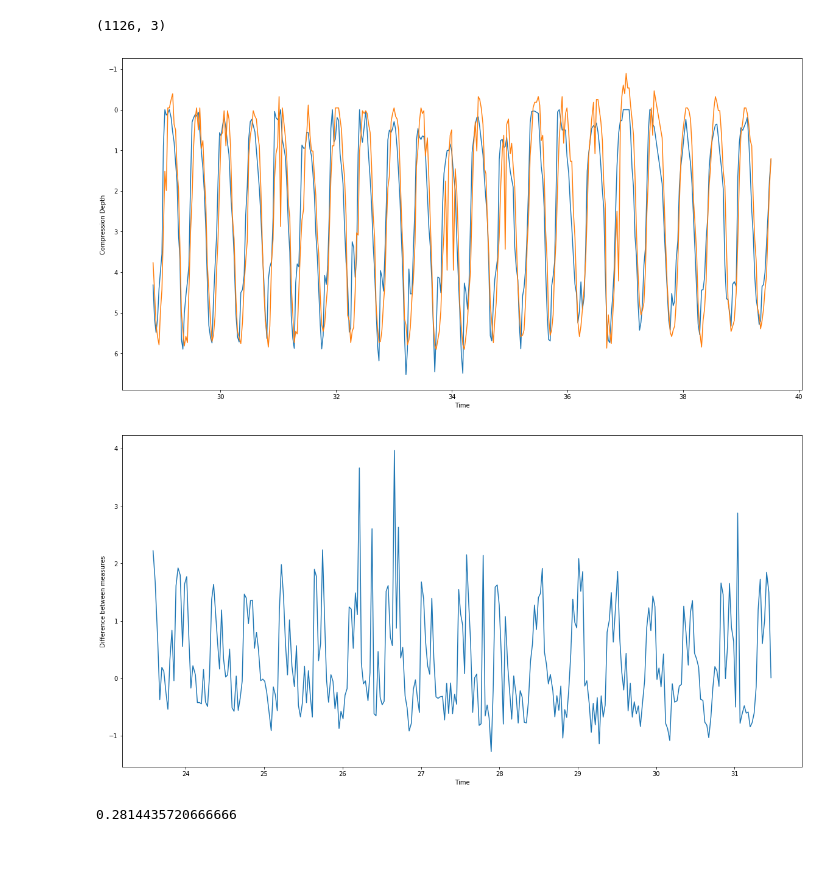
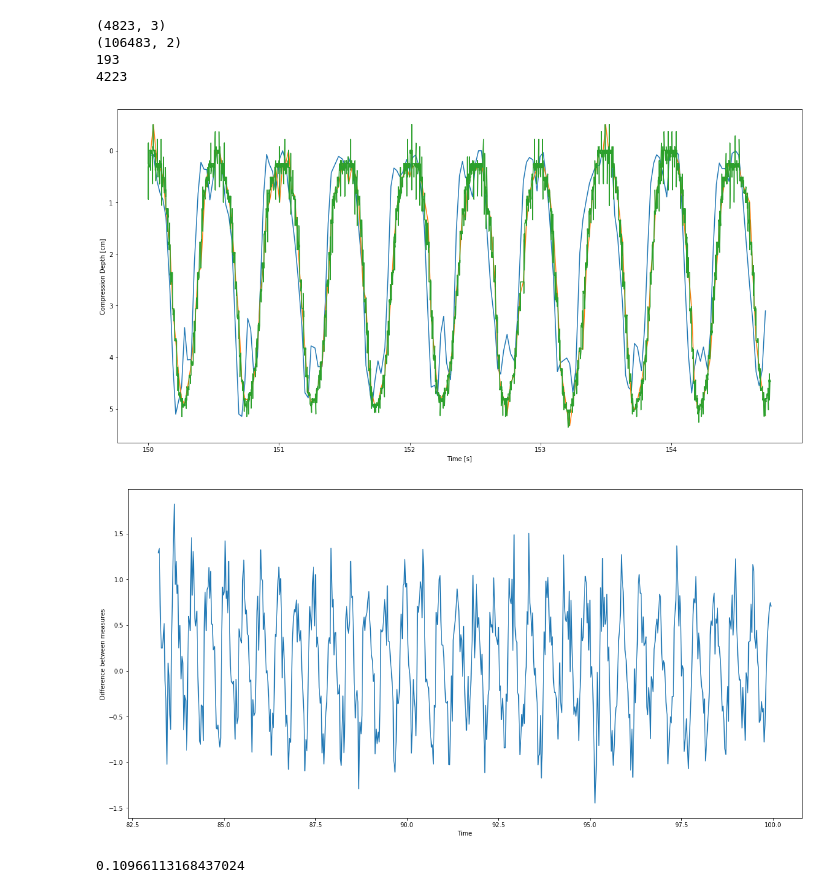
Before and after one commit to raybloo/VRCP, a Jupyter notebook: Assets/Logs/DrawGraph.ipynb, the cells around one changed output. Drawn from its saved outputs; the diff is of its cells as text; code cells hidden in the pictures; blank space fills up the shorter version.

Commit message:
Added new csv output for the sensor

```diff
--- a/Assets/Logs/DrawGraph.ipynb
+++ b/Assets/Logs/DrawGraph.ipynb
@@ -2,47 +2,80 @@
 import csv
 import matplotlib.pyplot as plt
 import numpy as np
+# %%
+def find_index(data,lower,upper):
+    low_ind = -1
+    up_ind = -1
+    for i, val in enumerate(data):
+        if(val[0] >= lower and low_ind == -1):
+            low_ind = i
+        if(val[0] < upper):
+            up_ind = i
+    if(up_ind == -1):
+        up_ind = len(data)
+    if(low_ind == -1):
+        low_ind = 0
+    return (low_ind,up_ind)
 # %%
-data_path = 'massage_2019-07-02_15-33-57.csv'
+data_path = 'massage_log.csv'
 with open(data_path, 'r') as f:
     reader = csv.reader(f, delimiter=',')
     # get all the rows as a list
-    data = list(reader)
+    massage_data = list(reader)
     # transform data into numpy array
-    data = np.array(data).astype(float)
+    massage_data = np.array(massage_data).astype(float)
 
-print(data.shape)
-display_begin = 200
-display_limit = 600
+print(massage_data.shape)
 
+data_path = 'sensor_log.csv'
+with open(data_path, 'r') as f:
+    reader = csv.reader(f, delimiter=',')
+    # get all the rows as a list
+    sensor_data = list(reader)
+    # transform data into numpy array
+    sensor_data = np.array(sensor_data).astype(float)
+
+print(sensor_data.shape)
+
+massage_begin, massage_end = find_index(massage_data,150,170)
+sensor_begin, sensor_end = find_index(sensor_data,150,170)
+print(massage_end-massage_begin)
+print(sensor_end-sensor_begin)
+#print(sensor_begin)
+#print(sensor_end)
 # Plot the data
 plt.figure(figsize = [20,10])
-plt.plot(data[display_begin:display_limit, 0], data[display_begin:display_limit, 1])
-plt.plot(data[display_begin:display_limit, 0], data[display_begin:display_limit, 2])
+plt.plot(massage_data[massage_begin:massage_end, 0], massage_data[massage_begin:massage_end, 1])
+plt.plot(massage_data[massage_begin:massage_end, 0], massage_data[massage_begin:massage_end, 2])
+plt.plot(sensor_data[sensor_begin:sensor_end, 0], sensor_data[sensor_begin:sensor_end, 1])
+
 
 
 plt.gca().invert_yaxis()
-plt.xlabel("Time")
-plt.ylabel("Compression Depth")
+plt.xlabel("Time [s]")
+plt.ylabel("Compression Depth [cm]")
 
 plt.show()
 
 #
 #plt.xlabel('Table Index')
 #plt.ylabel(headers[2])
 #plt.show()
 # %% [output]
-(1126, 3)
+(4823, 3)
+(106483, 2)
+193
+4223
-[figure, old version]
+[figure, new version]
 # %%
 plt.figure(figsize = [20,10])
-plt.plot(data[display_begin:display_limit, 0], data[display_begin:display_limit, 2] - data[display_begin:display_limit, 1])
+plt.plot(massage_data[massage_begin:massage_end, 0], massage_data[massage_begin:massage_end, 2] - massage_data[massage_begin:massage_end, 1])
 
 plt.xlabel("Time")
 plt.ylabel("Difference between measures")
 
 plt.show()
-print(np.mean(data[display_begin:display_limit, 2] - data[display_begin:display_limit, 1]))
+print(np.mean(massage_data[massage_begin:massage_end, 2] - massage_data[massage_begin:massage_end, 1]))
 # %% [output]
-[figure, old version]
+[figure, new version]
-0.2814435720666666
+0.10966113168437024
```
Also changed, not shown: 34 other files.
